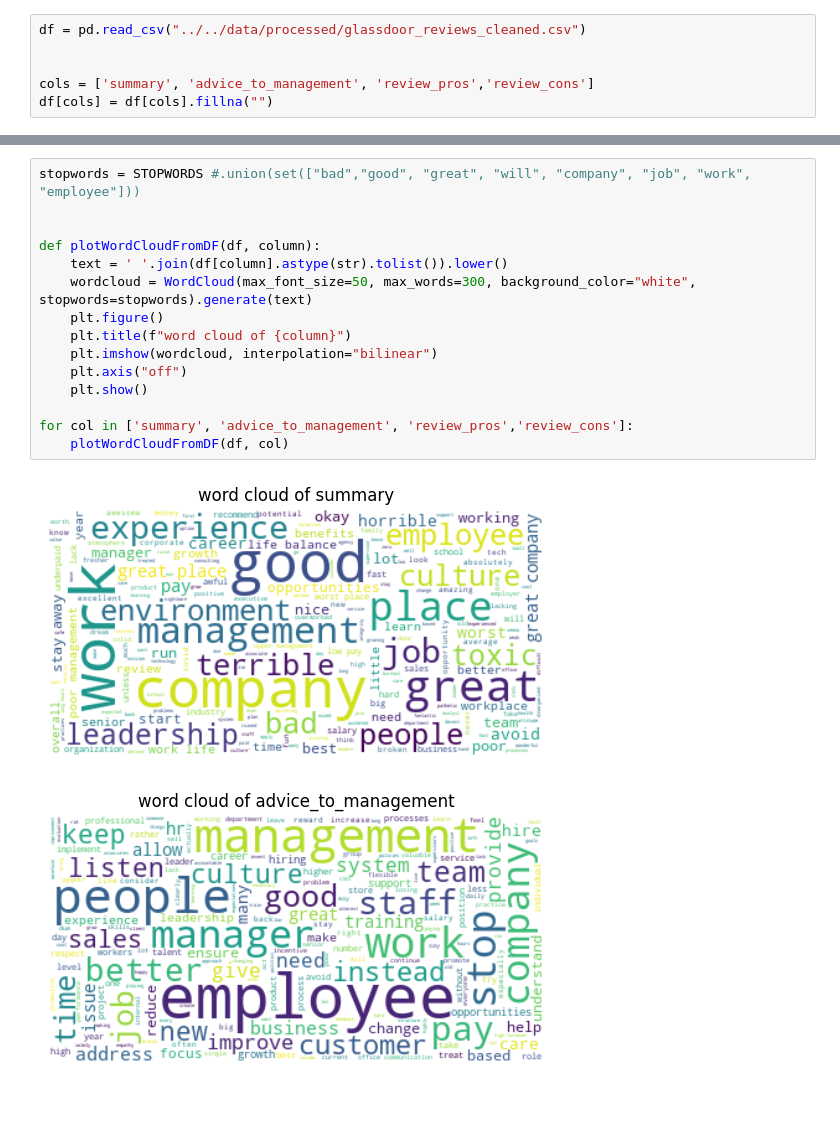
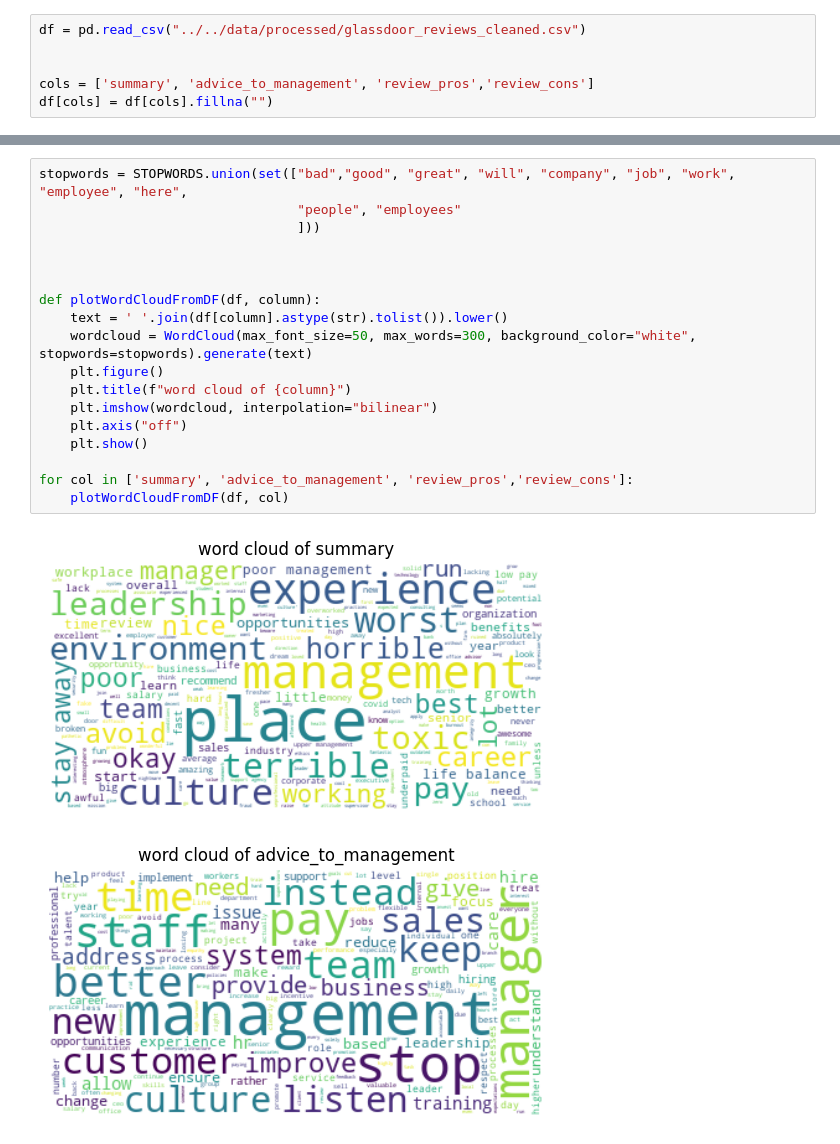
Before and after one commit to Brian16Park/glassdoor-company-reviews, a Jupyter notebook: src/EDA/EDA_IDF.ipynb, the cells around one changed output, grey strips where cells are left out. Drawn from its saved outputs; the diff is of its cells as text; blank space fills up the shorter version.

```diff
--- a/src/EDA/EDA_IDF.ipynb
+++ b/src/EDA/EDA_IDF.ipynb
@@ -65,18 +105,21 @@ df[cols].head(20)
 # %%
-stopwords = STOPWORDS #.union(set(["bad","good", "great", "will", "company", "job", "work", "employee"]))
+stopwords = STOPWORDS.union(set(["bad","good", "great", "will", "company", "job", "work", "employee", "here",
+                                 "people", "employees"
+                                 ]))
+
 
 
 def plotWordCloudFromDF(df, column):
     text = ' '.join(df[column].astype(str).tolist()).lower()
     wordcloud = WordCloud(max_font_size=50, max_words=300, background_color="white", stopwords=stopwords).generate(text)
     plt.figure()
     plt.title(f"word cloud of {column}")
     plt.imshow(wordcloud, interpolation="bilinear")
     plt.axis("off")
     plt.show()
 
 for col in ['summary', 'advice_to_management', 'review_pros','review_cons']:
     plotWordCloudFromDF(df, col)
 # %% [output]
-[figure, old version]
+[figure, new version]
-[figure, old version]
+[figure, new version]
```
Also changed, not shown: parts of 35 cells of this notebook.
